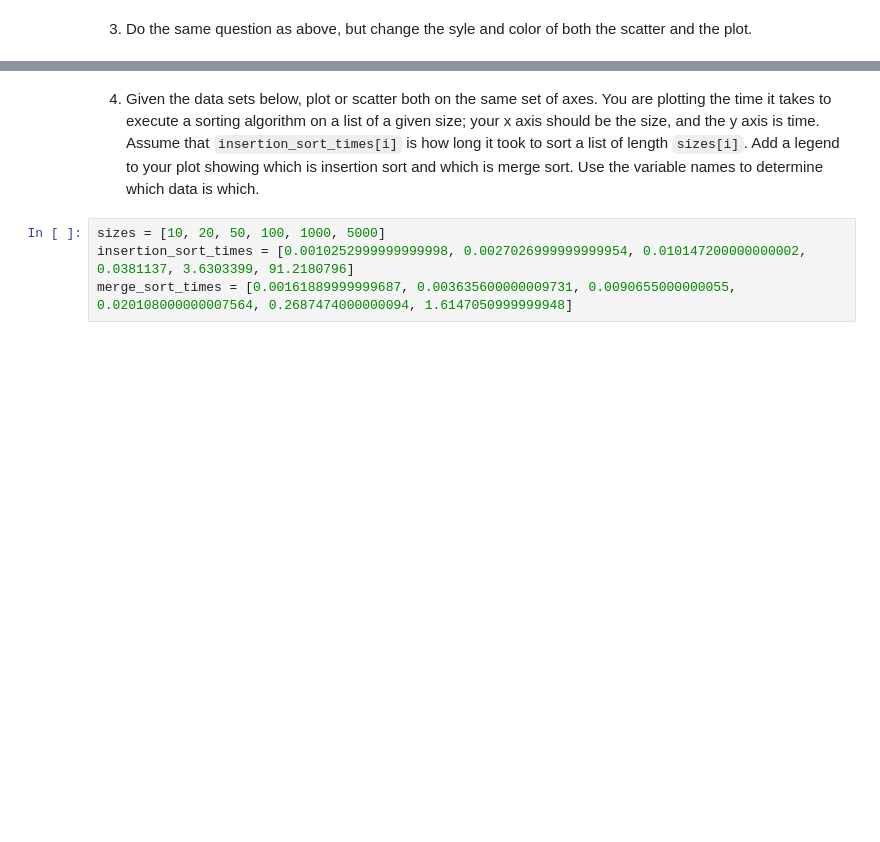
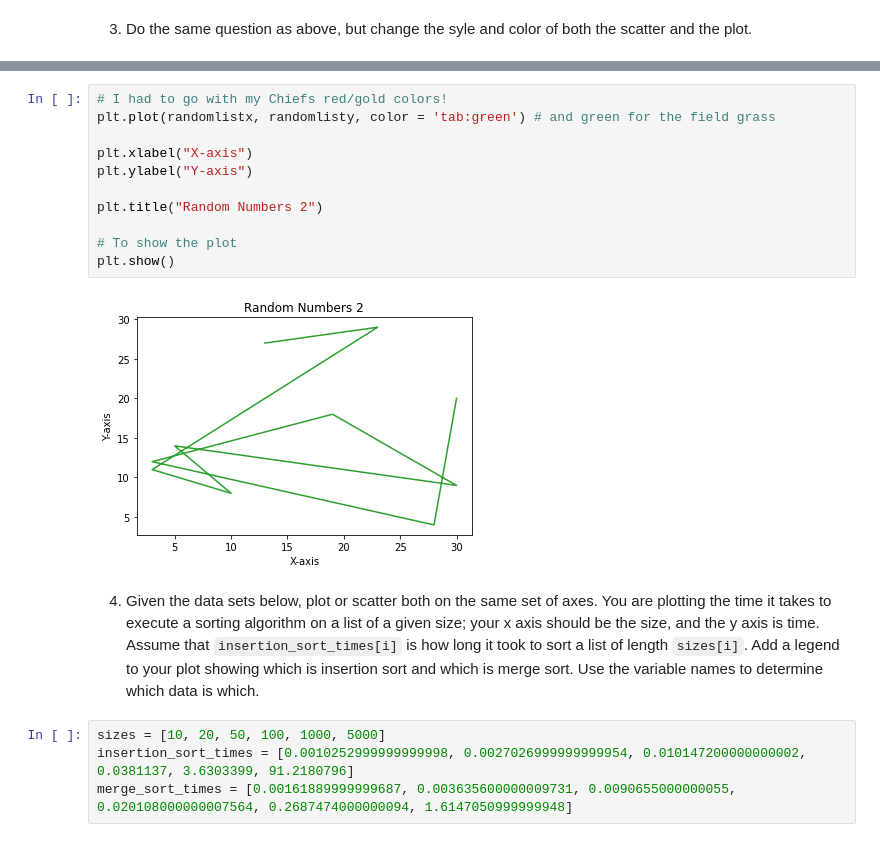
Before and after one commit to IamLimaEchoEcho/pyplot, a Jupyter notebook: pyplot.ipynb, the cells around one changed output, grey strips where cells are left out. Drawn from its saved outputs; the diff is of its cells as text; blank space fills up the shorter version.

```diff
--- a/pyplot.ipynb
+++ b/pyplot.ipynb
@@ -96,3 +110,16 @@ plt.show()
+# %%
+# I had to go with my Chiefs red/gold colors!
+plt.plot(randomlistx, randomlisty, color = 'tab:green') # and green for the field grass
+
+plt.xlabel("X-axis")
+plt.ylabel("Y-axis")
+
+plt.title("Random Numbers 2")
+
+# To show the plot
+plt.show()
+# %% [output]
+[figure, added]
 # %% [markdown]
 4. Given the data sets below, plot or scatter both on the same set of axes.  You are plotting the time it takes to execute a sorting algorithm on a list of a given size; your x axis should be the size, and the y axis is time.  Assume that `insertion_sort_times[i]` is how long it took to sort a list of length `sizes[i]`.  Add a legend to your plot showing which is insertion sort and which is merge sort.  Use the variable names to determine which data is which.
 # %%
```
Also changed, not shown: parts of 4 cells of this notebook.
